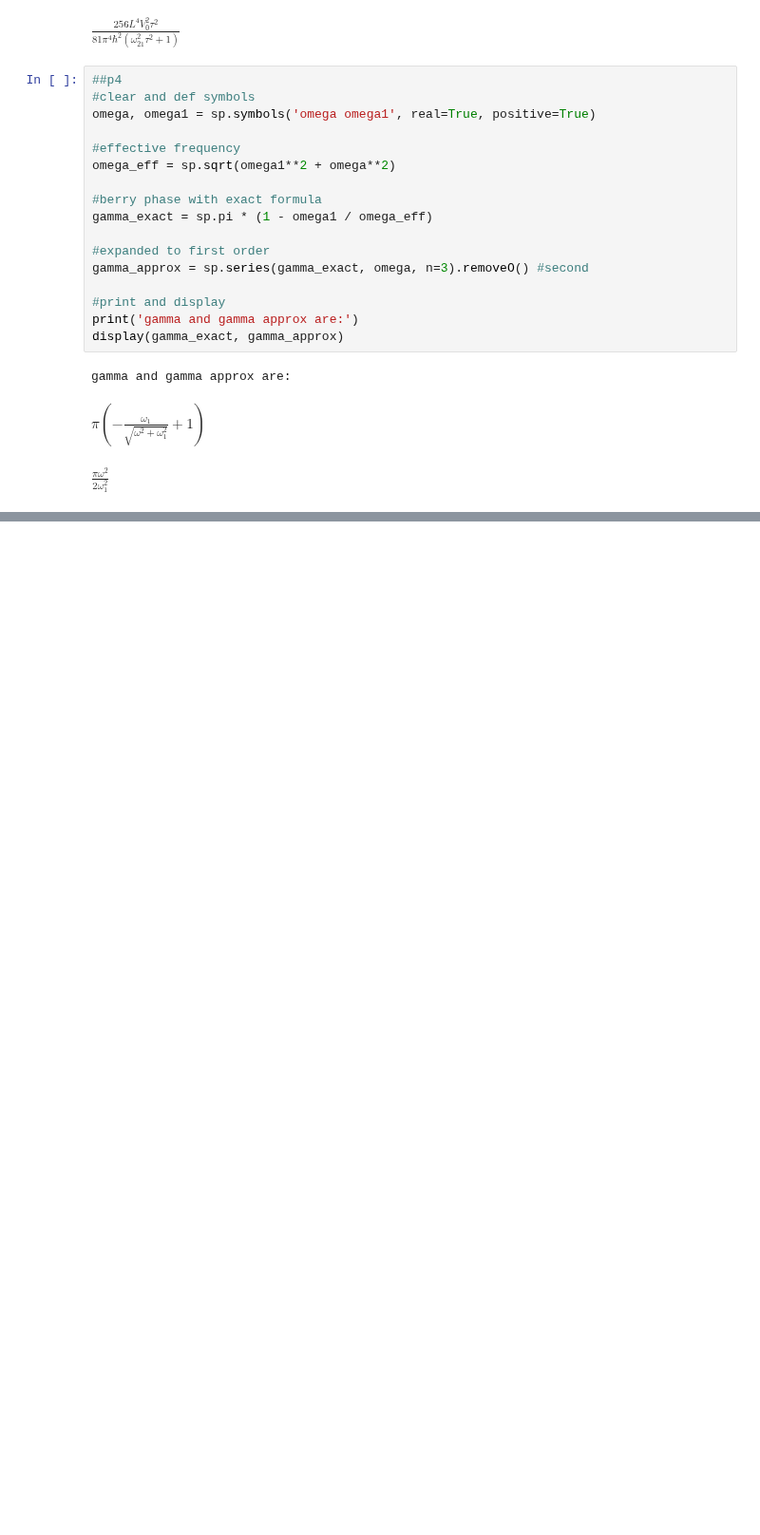
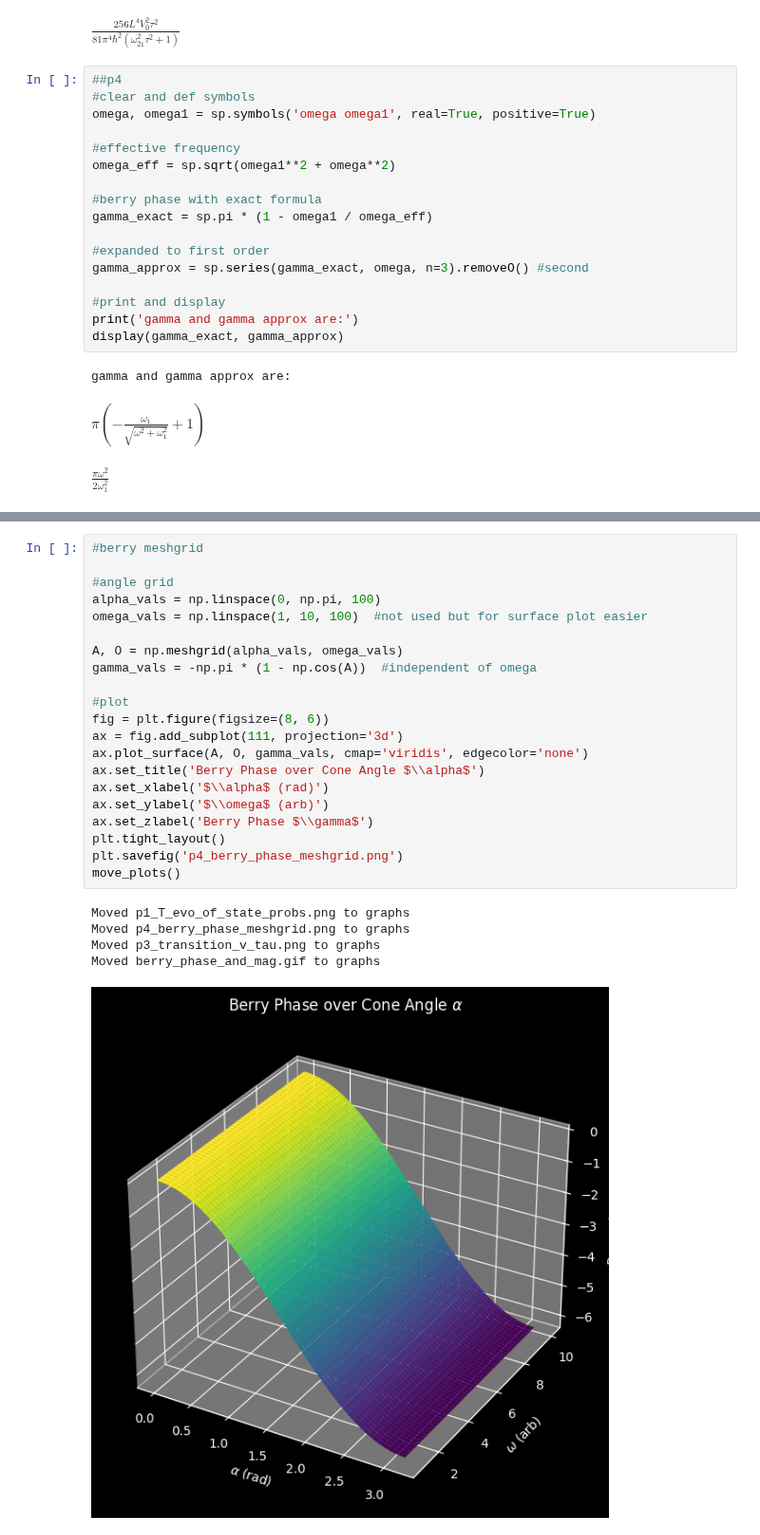
Before and after one commit to Aweymouth13/hwsolutions, a Jupyter notebook: Q_Computation_Morales/HW4/hw4.ipynb, the cells around one changed output, grey strips where cells are left out. Shown at 95% size. Drawn from its saved outputs; the diff is of its cells as text; blank space fills up the shorter version.

```diff
--- a/Q_Computation_Morales/HW4/hw4.ipynb
+++ b/Q_Computation_Morales/HW4/hw4.ipynb
@@ -285,0 +374,27 @@ $\displaystyle \begin{cases} \frac{256 L^{4} V_{0}^{2} \tau^{2}}{81 \pi^{4} \hba
+# %%
+#berry meshgrid
+
+#angle grid
+alpha_vals = np.linspace(0, np.pi, 100)
+omega_vals = np.linspace(1, 10, 100)  #not used but for surface plot easier
+
+A, O = np.meshgrid(alpha_vals, omega_vals)
+gamma_vals = -np.pi * (1 - np.cos(A))  #independent of omega
+
+#plot
+fig = plt.figure(figsize=(8, 6))
+ax = fig.add_subplot(111, projection='3d')
+ax.plot_surface(A, O, gamma_vals, cmap='viridis', edgecolor='none')
+ax.set_title('Berry Phase over Cone Angle $\\alpha$')
+ax.set_xlabel('$\\alpha$ (rad)')
+ax.set_ylabel('$\\omega$ (arb)')
+ax.set_zlabel('Berry Phase $\\gamma$')
+plt.tight_layout()
+plt.savefig('p4_berry_phase_meshgrid.png')
+move_plots()
+# %% [output]
+Moved p1_T_evo_of_state_probs.png to graphs
+Moved p4_berry_phase_meshgrid.png to graphs
+Moved p3_transition_v_tau.png to graphs
+Moved berry_phase_and_mag.gif to graphs
+[figure, added]
```
Also changed, not shown: parts of 5 cells of this notebook, 5 other files.
